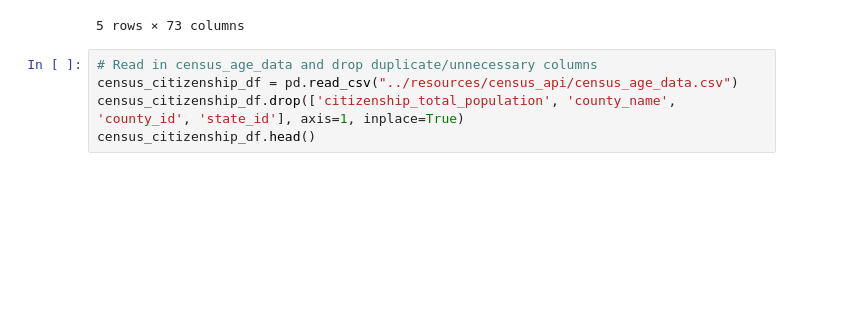
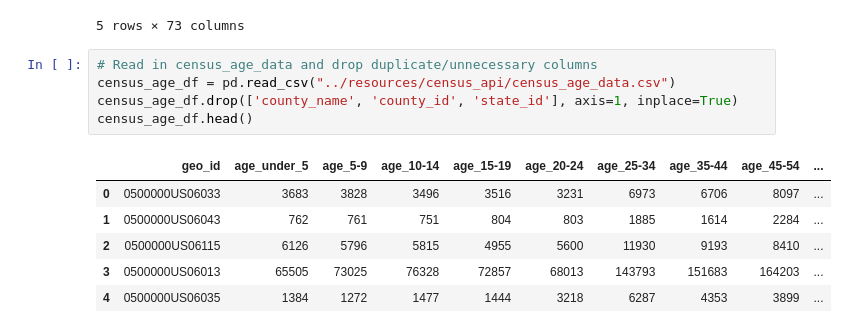
Before and after one commit to sloth143chunk/Internet_Access_Analysis, a Jupyter notebook: notebook/merged_internet_access_df.ipynb, the cells around one changed output. Drawn from its saved outputs; the diff is of its cells as text; blank space fills up the shorter version.

```diff
--- a/notebook/merged_internet_access_df.ipynb
+++ b/notebook/merged_internet_access_df.ipynb
@@ -307,6 +307,13 @@ internet_access_df.head()
 5 rows × 73 columns
 # %%
 # Read in census_age_data and drop duplicate/unnecessary columns
-census_citizenship_df = pd.read_csv("../resources/census_api/census_age_data.csv")
-census_citizenship_df.drop(['citizenship_total_population', 'county_name', 'county_id', 'state_id'], axis=1, inplace=True)
-census_citizenship_df.head()
+census_age_df = pd.read_csv("../resources/census_api/census_age_data.csv")
+census_age_df.drop(['county_name', 'county_id', 'state_id'], axis=1, inplace=True)
+census_age_df.head()
+# %% [output]
+|  | geo_id | age_under_5 | age_5-9 | age_10-14 | age_15-19 | age_20-24 | age_25-34 | age_35-44 | age_45-54 | ... |
+| 0 | 0500000US06033 | 3683 | 3828 | 3496 | 3516 | 3231 | 6973 | 6706 | 8097 | ... |
+| 1 | 0500000US06043 | 762 | 761 | 751 | 804 | 803 | 1885 | 1614 | 2284 | ... |
+| 2 | 0500000US06115 | 6126 | 5796 | 5815 | 4955 | 5600 | 11930 | 9193 | 8410 | ... |
+| 3 | 0500000US06013 | 65505 | 73025 | 76328 | 72857 | 68013 | 143793 | 151683 | 164203 | ... |
+| 4 | 0500000US06035 | 1384 | 1272 | 1477 | 1444 | 3218 | 6287 | 4353 | 3899 | ... |
```
Also changed, not shown: parts of 4 cells of this notebook, 1 other file.
